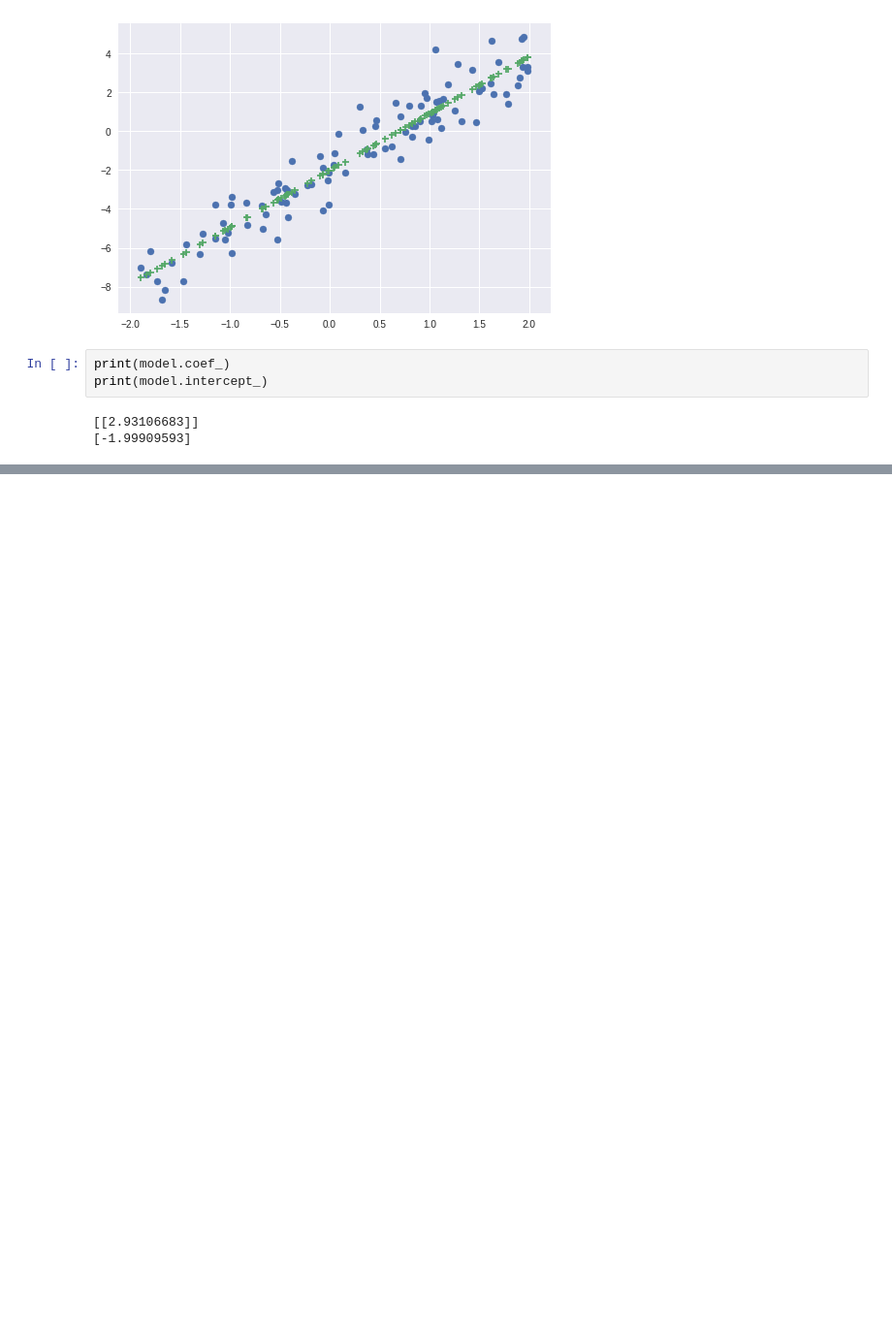
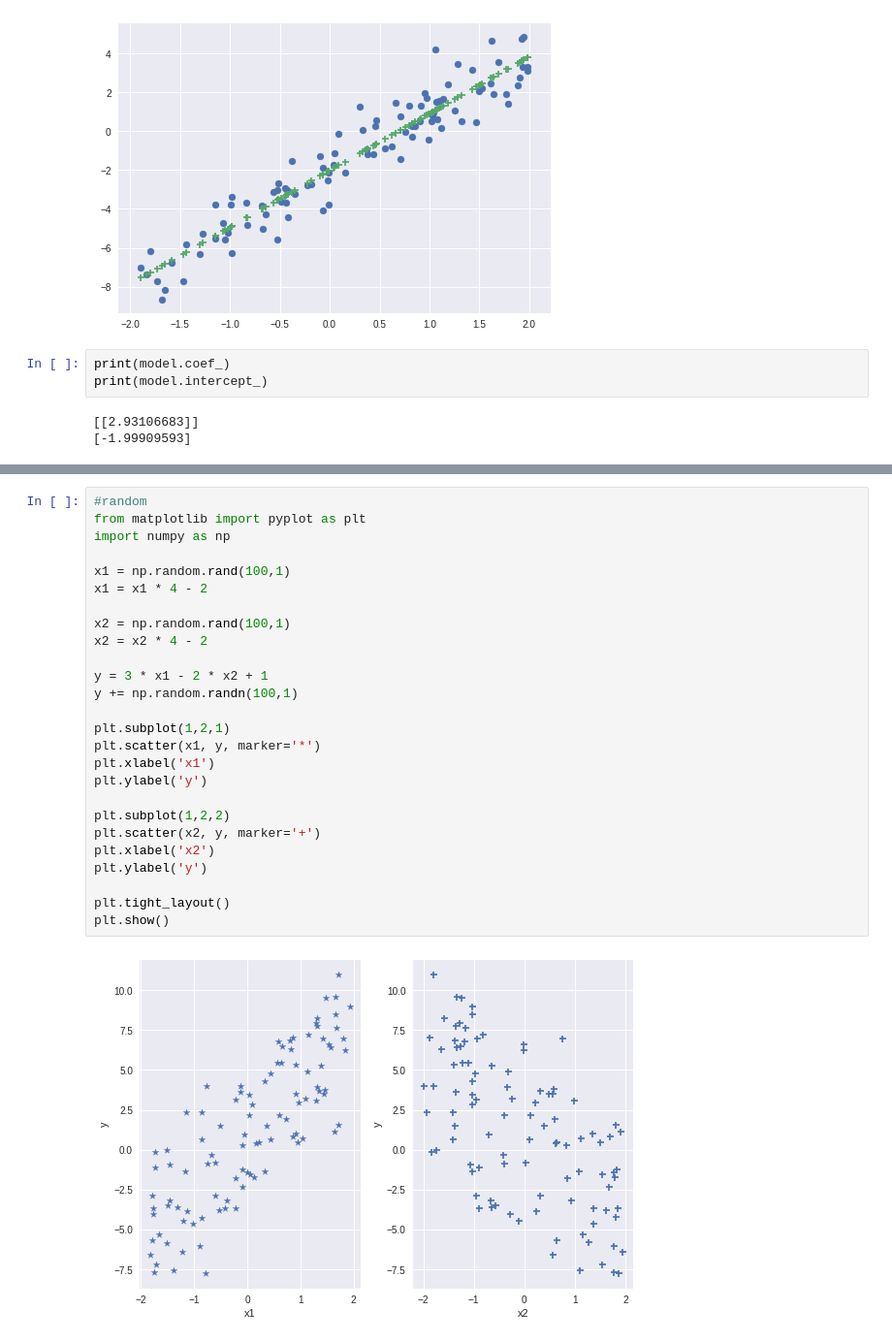
Before and after one commit to kintarou/django-starter, a Jupyter notebook: regression.ipynb, the cells around one changed output, grey strips where cells are left out. Shown: that part at 97% size. Saved outputs shown, nothing was run; the diff lists cells and outputs as text; blank space fills up the shorter version.

```diff
--- a/regression.ipynb
+++ b/regression.ipynb
@@ -28,0 +81,28 @@ print(model.intercept_)
+# %%
+#random
+from matplotlib import pyplot as plt
+import numpy as np
+
+x1 = np.random.rand(100,1)
+x1 = x1 * 4 - 2
+
+x2 = np.random.rand(100,1)
+x2 = x2 * 4 - 2
+
+y = 3 * x1 - 2 * x2 + 1
+y += np.random.randn(100,1)
+
+plt.subplot(1,2,1)
+plt.scatter(x1, y, marker='*')
+plt.xlabel('x1')
+plt.ylabel('y')
+
+plt.subplot(1,2,2)
+plt.scatter(x2, y, marker='+')
+plt.xlabel('x2')
+plt.ylabel('y')
+
+plt.tight_layout()
+plt.show()
+# %% [output]
+[figure, added]
```
Also changed, not shown: parts of 5 cells of this notebook.
